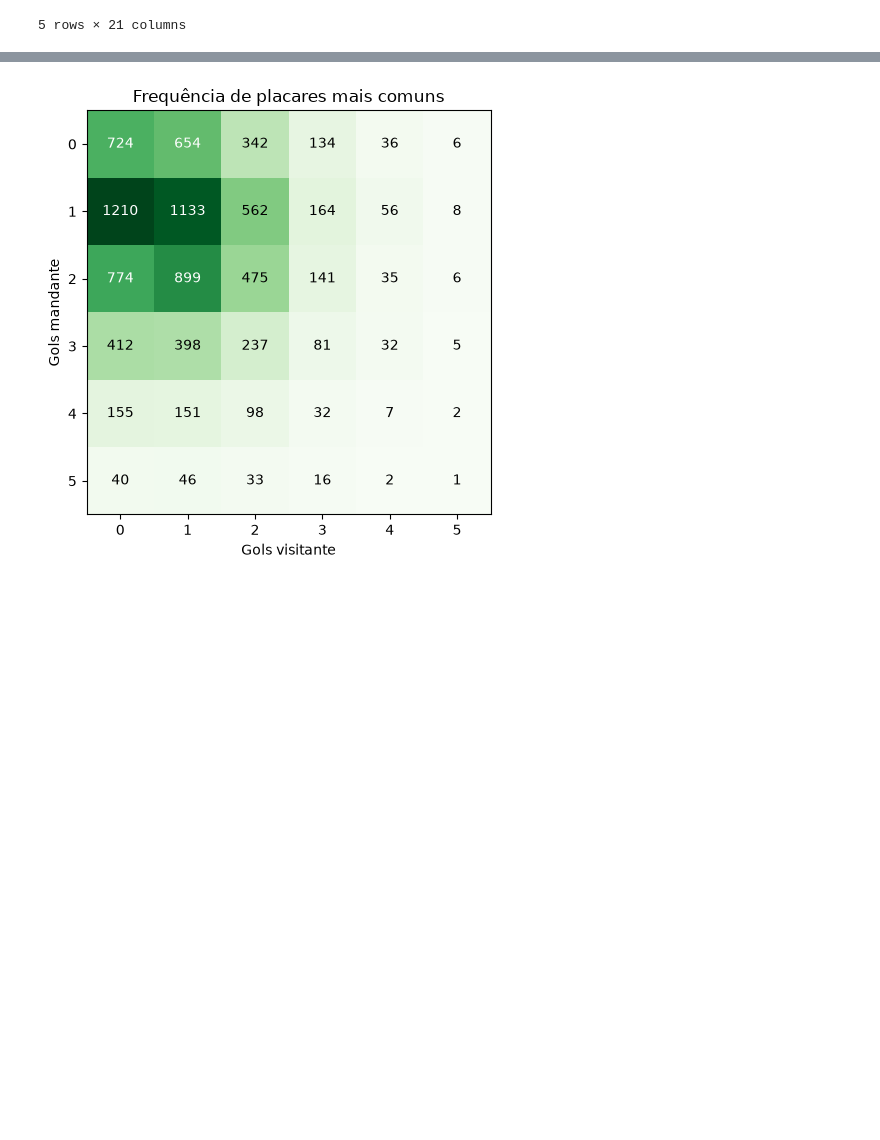
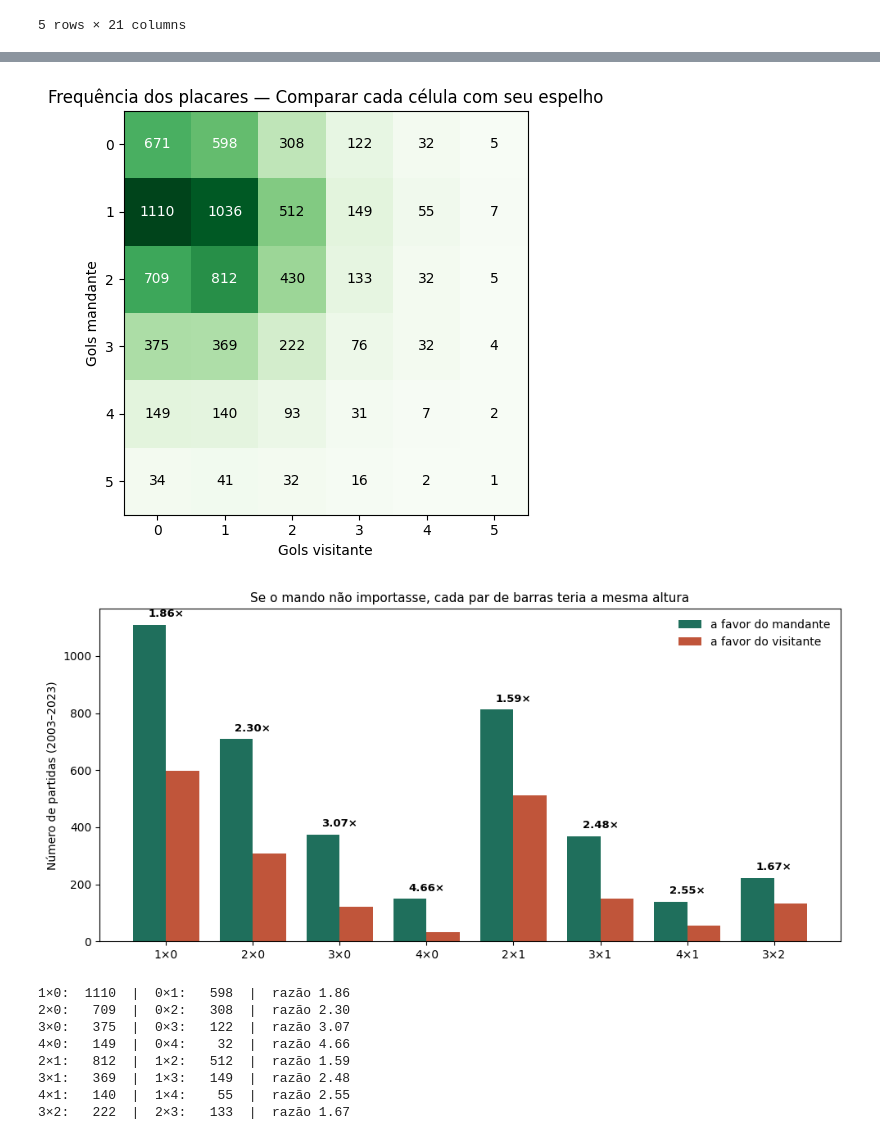
Before and after one commit to KIOliveira/T2-CienciaDeDados, a Jupyter notebook: notebooks/EDA.ipynb, the cells around one changed output, grey strips where cells are left out. Drawn from its saved outputs; the diff is of its cells as text; code cells hidden in the pictures; blank space fills up the shorter version.

```diff
--- a/notebooks/EDA.ipynb
+++ b/notebooks/EDA.ipynb
@@ -107,5 +374,5 @@ plt.show()
 # %%
-contagem = full["resultado"].value_counts()[["Vitória Mandante", "Empate", "Vitória Visitante"]]
+contagem = tratado["resultado"].value_counts()[["Vitória Mandante", "Empate", "Vitória Visitante"]]
 pct = contagem / contagem.sum() * 100
 print(pct.round(1))
 
@@ -114,9 +381,9 @@ bars = ax.bar(contagem.index, pct.values, color=COLORS[:3])
 for b, p in zip(bars, pct.values):
     ax.text(b.get_x() + b.get_width() / 2, b.get_height() + 0.8, f"{p:.1f}%", ha="center", fontweight="bold")
 ax.set_ylabel("% das partidas")
-ax.set_title("Distribuição de resultados — Campeonato Brasileiro (2003–2025)")
+ax.set_title("Quem vence uma partida do Brasileirão? (2003–2023)")
 plt.tight_layout()
-plt.savefig("../figuras/distribuicao_de_resultados")
+plt.savefig(f"{FIG_DIR}/distribuicao_de_resultados.png", dpi=150)
 plt.show()
 # %% [output]
 resultado
@@ -128,15 +395,21 @@ Name: count, dtype: float64
 # %%
-res_ano = full.groupby(["ano", "resultado"]).size().unstack(fill_value=0)
+res_ano = tratado.groupby(["ano", "resultado"]).size().unstack(fill_value=0)
 res_ano_pct = res_ano.div(res_ano.sum(axis=1), axis=0) * 100
 
 fig, ax = plt.subplots(figsize=(10, 5))
 for col, c in zip(["Vitória Mandante", "Empate", "Vitória Visitante"], COLORS[:3]):
     ax.plot(res_ano_pct.index, res_ano_pct[col], marker="o", ms=3, label=col, color=c)
 ax.set_ylabel("% das partidas na temporada")
-ax.set_xlabel("Ano")
-ax.set_title("Evolução do mando de campo por temporada")
+ax.set_xlabel("Temporada")
+ax.set_title("A vantagem de mando se sustenta ao longo de 21 temporadas?")
 ax.legend(frameon=False, ncol=3, loc="upper center", bbox_to_anchor=(0.5, -0.15))
 plt.tight_layout()
-plt.savefig("../figuras/mando_ao_longo_do_tempo")
+plt.savefig(f"{FIG_DIR}/mando_ao_longo_do_tempo.png", dpi=150)
 plt.show()
+
+vm = res_ano_pct["Vitória Mandante"]
+print(f"Vitória do mandante — mín: {vm.min():.1f}% ({vm.idxmin()}) | "
+      f"máx: {vm.max():.1f}% ({vm.idxmax()}) | dp: {vm.std():.1f} p.p.")
+print(f"Temporadas com mandante à frente: "
+      f"{(vm > res_ano_pct['Vitória Visitante']).sum()} de {len(res_ano_pct)}")
 # %% [output]
@@ -163,19 +498,56 @@ plt.show()
 # %%
-placar = full.groupby(["mandante_Placar", "visitante_Placar"]).size().unstack(fill_value=0).iloc[:6, :6]
+placar = tratado.groupby(["gols_mandante", "gols_visitante"]).size().unstack(fill_value=0).iloc[:6, :6]
 
 fig, ax = plt.subplots(figsize=(6, 5))
 im = ax.imshow(placar.values, cmap="Greens")
 ax.set_xticks(range(len(placar.columns))); ax.set_xticklabels(placar.columns)
 ax.set_yticks(range(len(placar.index))); ax.set_yticklabels(placar.index)
 for i in range(len(placar.index)):
     for j in range(len(placar.columns)):
         v = placar.values[i, j]
         ax.text(j, i, v, ha="center", va="center",
                 color="white" if v > placar.values.max() * 0.5 else "black")
 ax.set_xlabel("Gols visitante"); ax.set_ylabel("Gols mandante")
 ax.set_title("Frequência de placares mais comuns")
 plt.tight_layout()
-plt.savefig("../figuras/placares_comuns")
+ax.set_title("Frequência dos placares — Comparar cada célula com seu espelho")
+plt.savefig(f"{FIG_DIR}/placares_comuns.png", dpi=150)
 plt.show()
+
+
+pares = [(1,0), (2,0), (3,0), (4,0), (2,1), (3,1), (4,1), (3,2)]
+contagem_placar = tratado.groupby(["gols_mandante", "gols_visitante"]).size()
+
+a_favor = [contagem_placar.get((a, b), 0) for a, b in pares]   # mandante vence
+contra  = [contagem_placar.get((b, a), 0) for a, b in pares]   # visitante vence
+rotulos = [f"{a}×{b}" for a, b in pares]
+
+x = np.arange(len(pares)); w = 0.38
+fig, ax = plt.subplots(figsize=(10, 4.8))
+ax.bar(x - w/2, a_favor, w, label="a favor do mandante", color=COLORS[0])
+ax.bar(x + w/2, contra,  w, label="a favor do visitante", color=COLORS[1])
+
+for i, (p, c) in enumerate(zip(a_favor, contra)):
+    ax.text(i, max(p, c) + 28, f"{p/c:.2f}×", ha="center", fontweight="bold", fontsize=9.5)
+
+ax.set_xticks(x); ax.set_xticklabels(rotulos)
+ax.set_ylabel("Número de partidas (2003–2023)")
+ax.set_title("Se o mando não importasse, cada par de barras teria a mesma altura", fontsize=11)
+ax.legend(frameon=False)
+plt.tight_layout()
+plt.savefig(f"{FIG_DIR}/assimetria_placares.png", dpi=150)
+plt.show()
+
+for (a, b), p, c in zip(pares, a_favor, contra):
+    print(f"{a}×{b}: {p:5d}  |  {b}×{a}: {c:5d}  |  razão {p/c:.2f}")
 # %% [output]
-[figure, old version]
+[figure, new version]
+[figure, added]
+1×0:  1110  |  0×1:   598  |  razão 1.86
+2×0:   709  |  0×2:   308  |  razão 2.30
+3×0:   375  |  0×3:   122  |  razão 3.07
+4×0:   149  |  0×4:    32  |  razão 4.66
+2×1:   812  |  1×2:   512  |  razão 1.59
+3×1:   369  |  1×3:   149  |  razão 2.48
+4×1:   140  |  1×4:    55  |  razão 2.55
+3×2:   222  |  2×3:   133  |  razão 1.67
```
Also changed, not shown: parts of 50 cells of this notebook.
